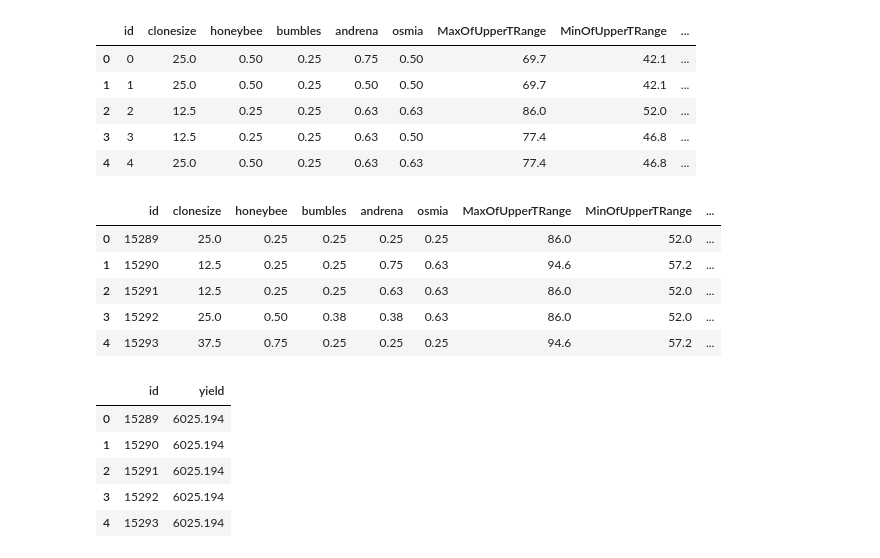
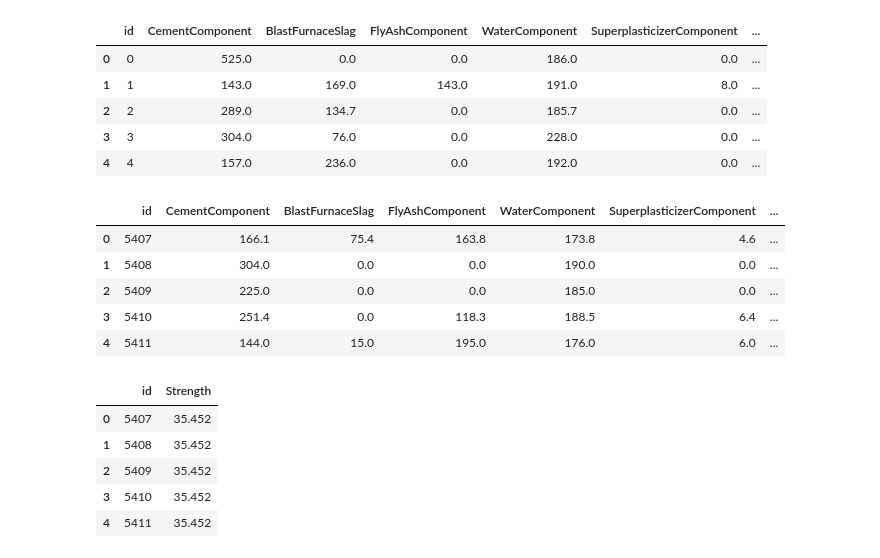
Before and after one commit to Rjshrivastav/Kaggle-Tabular-playground-series, a Jupyter notebook: playground-series-s3e9-catboost.ipynb, the cells around one changed output. Saved outputs shown, nothing was run; the diff lists cells and outputs as text; code cells hidden in the pictures.

```diff
--- a/playground-series-s3e9-catboost.ipynb
+++ b/playground-series-s3e9-catboost.ipynb
@@ -9,35 +9,35 @@ import matplotlib.pyplot as plt
 import warnings
 warnings.filterwarnings('ignore')
 # %%
-train = pd.read_csv(r'/kaggle/input/playground-series-s3e14/train.csv')
+train = pd.read_csv(r'/kaggle/input/playground-series-s3e9/train.csv')
 train.head()
 # %% [output]
-|  | id | clonesize | honeybee | bumbles | andrena | osmia | MaxOfUpperTRange | MinOfUpperTRange | ... |
-| 0 | 0 | 25.0 | 0.50 | 0.25 | 0.75 | 0.50 | 69.7 | 42.1 | ... |
-| 1 | 1 | 25.0 | 0.50 | 0.25 | 0.50 | 0.50 | 69.7 | 42.1 | ... |
-| 2 | 2 | 12.5 | 0.25 | 0.25 | 0.63 | 0.63 | 86.0 | 52.0 | ... |
-| 3 | 3 | 12.5 | 0.25 | 0.25 | 0.63 | 0.50 | 77.4 | 46.8 | ... |
-| 4 | 4 | 25.0 | 0.50 | 0.25 | 0.63 | 0.63 | 77.4 | 46.8 | ... |
+|  | id | CementComponent | BlastFurnaceSlag | FlyAshComponent | WaterComponent | SuperplasticizerComponent | ... |
+| 0 | 0 | 525.0 | 0.0 | 0.0 | 186.0 | 0.0 | ... |
+| 1 | 1 | 143.0 | 169.0 | 143.0 | 191.0 | 8.0 | ... |
+| 2 | 2 | 289.0 | 134.7 | 0.0 | 185.7 | 0.0 | ... |
+| 3 | 3 | 304.0 | 76.0 | 0.0 | 228.0 | 0.0 | ... |
+| 4 | 4 | 157.0 | 236.0 | 0.0 | 192.0 | 0.0 | ... |
 # %%
-test = pd.read_csv(r'/kaggle/input/playground-series-s3e14/test.csv')
+test = pd.read_csv(r'/kaggle/input/playground-series-s3e9/test.csv')
 test.head()
 # %% [output]
-|  | id | clonesize | honeybee | bumbles | andrena | osmia | MaxOfUpperTRange | MinOfUpperTRange | ... |
-| 0 | 15289 | 25.0 | 0.25 | 0.25 | 0.25 | 0.25 | 86.0 | 52.0 | ... |
-| 1 | 15290 | 12.5 | 0.25 | 0.25 | 0.75 | 0.63 | 94.6 | 57.2 | ... |
-| 2 | 15291 | 12.5 | 0.25 | 0.25 | 0.63 | 0.63 | 86.0 | 52.0 | ... |
-| 3 | 15292 | 25.0 | 0.50 | 0.38 | 0.38 | 0.63 | 86.0 | 52.0 | ... |
-| 4 | 15293 | 37.5 | 0.75 | 0.25 | 0.25 | 0.25 | 94.6 | 57.2 | ... |
+|  | id | CementComponent | BlastFurnaceSlag | FlyAshComponent | WaterComponent | SuperplasticizerComponent | ... |
+| 0 | 5407 | 166.1 | 75.4 | 163.8 | 173.8 | 4.6 | ... |
+| 1 | 5408 | 304.0 | 0.0 | 0.0 | 190.0 | 0.0 | ... |
+| 2 | 5409 | 225.0 | 0.0 | 0.0 | 185.0 | 0.0 | ... |
+| 3 | 5410 | 251.4 | 0.0 | 118.3 | 188.5 | 6.4 | ... |
+| 4 | 5411 | 144.0 | 15.0 | 195.0 | 176.0 | 6.0 | ... |
 # %%
-sub = pd.read_csv(r'/kaggle/input/playground-series-s3e14/sample_submission.csv')
+sub = pd.read_csv(r'/kaggle/input/playground-series-s3e9/sample_submission.csv')
 sub.head()
 # %% [output]
-|  | id | yield |
-| 0 | 15289 | 6025.194 |
-| 1 | 15290 | 6025.194 |
-| 2 | 15291 | 6025.194 |
-| 3 | 15292 | 6025.194 |
-| 4 | 15293 | 6025.194 |
+|  | id | Strength |
+| 0 | 5407 | 35.452 |
+| 1 | 5408 | 35.452 |
+| 2 | 5409 | 35.452 |
+| 3 | 5410 | 35.452 |
+| 4 | 5411 | 35.452 |
 # %%
 print(f'train set have {train.shape[0]} rows and {train.shape[1]} columns.')
 print(f'test set have {test.shape[0]} rows and {test.shape[1]} columns.')
```
Also changed, not shown: parts of 15 cells of this notebook.
